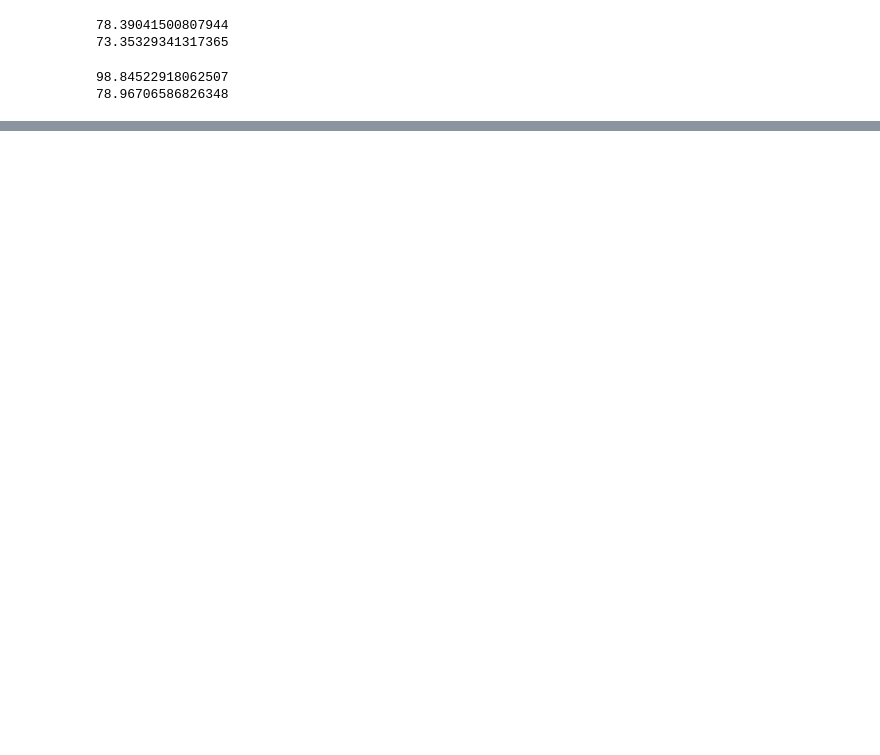
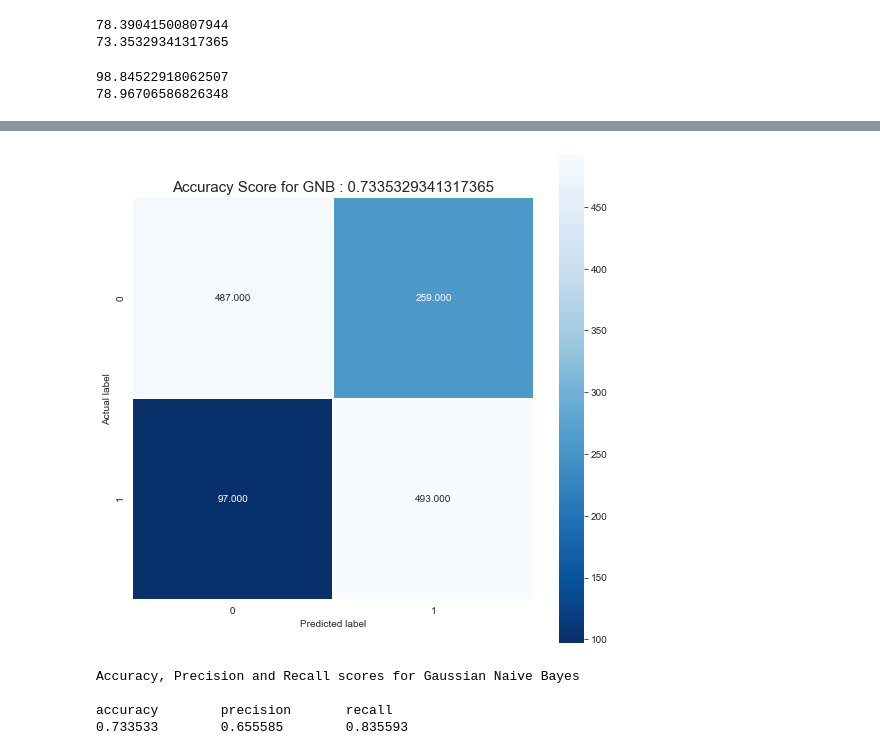
Before and after one commit to ishansharma13/sarcasm-detection-analysis-of-conventional-ML-classifiers-vs-neural-networks, a Jupyter notebook: sarcasm_detection.ipynb, the cells around one changed output, grey strips where cells are left out. Saved outputs shown, nothing was run; the diff lists cells and outputs as text; code cells hidden in the pictures; blank space fills up the shorter version.

```diff
--- a/sarcasm_detection.ipynb
+++ b/sarcasm_detection.ipynb
@@ -136,3 +138,17 @@ print(lsvc.score(features_test, labels_test)*100)   # 83.60
 # %% [output]
 90.98254049580262
 83.60778443113772
+# %%
+lr = LogisticRegression()
+# training the model
+lr.fit(features_train, labels_train)
+lr_predictions = lr.predict(features_test)
+lr_cm = metrics.confusion_matrix(labels_test, lr_predictions)
+
+lr_score = lr.score(features_test,labels_test)
+
+
+
+# getting the score of train and test data
+print(lr.score(features_train, labels_train)*100) # 88.19
+print(lr.score(features_test, labels_test)*100)   # 83.08
@@ -321,0 +341,13 @@ confusion_matrix(rfc_cm,rfc_score)
+# %%
+#Gaussuan Naive Bayes
+confusion_matrix(gnb_cm,gnb_score,'gnb')
+gnb_accuracy, gnb_precision, gnb_recall = accuracy_score(labels_test, gnb_predictions), precision_score(labels_test, gnb_predictions), recall_score(labels_test, gnb_predictions)
+print("Accuracy, Precision and Recall scores for Gaussian Naive Bayes\n")
+print('accuracy', 'precision', 'recall', sep='\t')
+print('{:.6f}\t{:.6f}\t{:.6f}\n'.format(gnb_accuracy, gnb_precision, gnb_recall))
+# %% [output]
+[figure, added]
+Accuracy, Precision and Recall scores for Gaussian Naive Bayes
+
+accuracy        precision       recall
+0.733533        0.655585        0.835593
```
Also changed, not shown: parts of 18 cells of this notebook.
